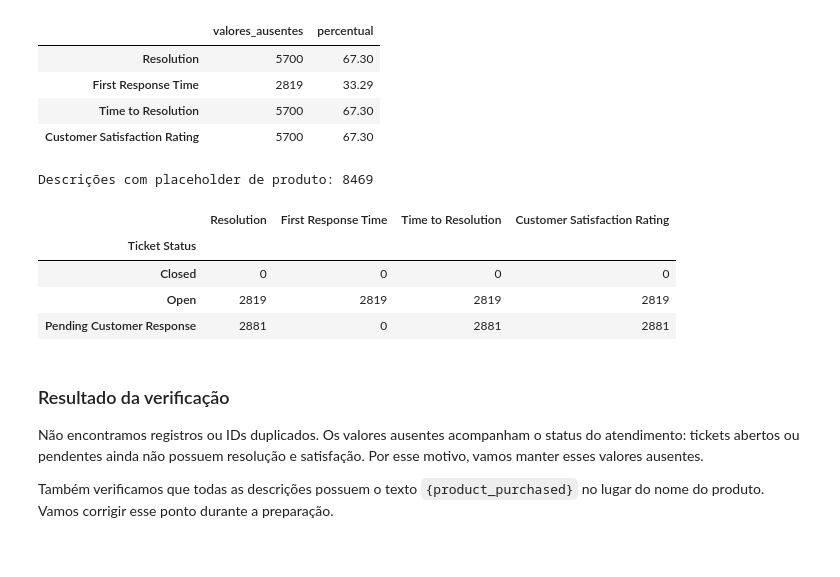
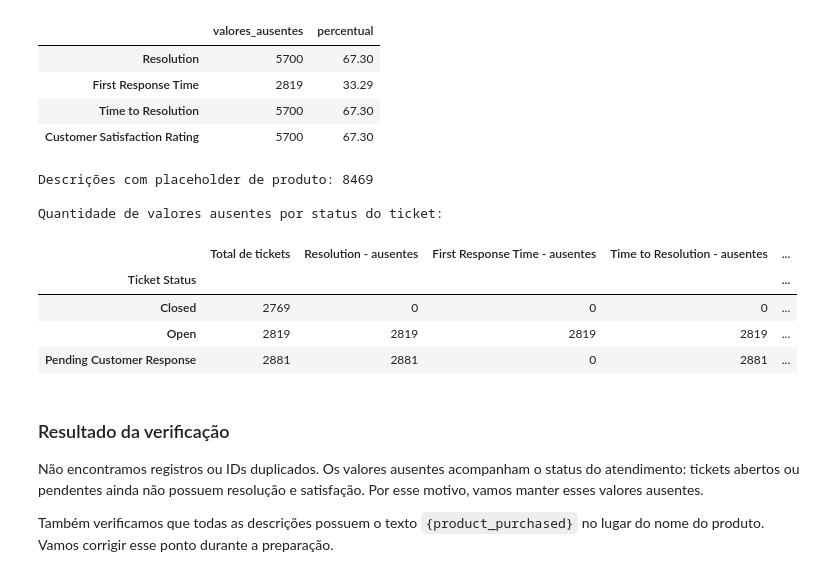
Before and after one commit to matheuszilli/junior_matheus_paulo, a Jupyter notebook: eda/customer_support_tickets_eda.ipynb, the cells around one changed output. Saved outputs shown, nothing was run; the diff lists cells and outputs as text; code cells hidden in the pictures.

Commit message:
corrige apresentação da qualidade e preparação dos dados

```diff
--- a/eda/customer_support_tickets_eda.ipynb
+++ b/eda/customer_support_tickets_eda.ipynb
@@ -98,28 +99,37 @@ IDs duplicados: 0
 # %%
 colunas_atendimento = [
     "Resolution",
     "First Response Time",
     "Time to Resolution",
     "Customer Satisfaction Rating",
 ]
 
 ausentes_por_status = dados.groupby("Ticket Status")[colunas_atendimento].apply(
     lambda grupo: grupo.isna().sum()
 )
+ausentes_por_status = ausentes_por_status.rename(
+    columns=lambda coluna: f"{coluna} - ausentes"
+)
+ausentes_por_status.insert(
+    0, "Total de tickets", dados.groupby("Ticket Status").size()
+)
 
 placeholders = dados["Ticket Description"].str.contains(
     "{product_purchased}", regex=False
 ).sum()
 
 print("Descrições com placeholder de produto:", placeholders)
+print("\nQuantidade de valores ausentes por status do ticket:")
 ausentes_por_status
 # %% [output]
 Descrições com placeholder de produto: 8469
+
+Quantidade de valores ausentes por status do ticket:
-|  | Resolution | First Response Time | Time to Resolution | Customer Satisfaction Rating |
-| Ticket Status |  |  |  |  |
-| Closed | 0 | 0 | 0 | 0 |
-| Open | 2819 | 2819 | 2819 | 2819 |
-| Pending Customer Response | 2881 | 0 | 2881 | 2881 |
+|  | Total de tickets | Resolution - ausentes | First Response Time - ausentes | Time to Resolution - ausentes | ... |
+| Ticket Status |  |  |  |  | ... |
+| Closed | 2769 | 0 | 0 | 0 | ... |
+| Open | 2819 | 2819 | 2819 | 2819 | ... |
+| Pending Customer Response | 2881 | 2881 | 0 | 2881 | ... |
 # %% [markdown]
 ### Resultado da verificação
 
```
Also changed, not shown: parts of 3 cells of this notebook.
